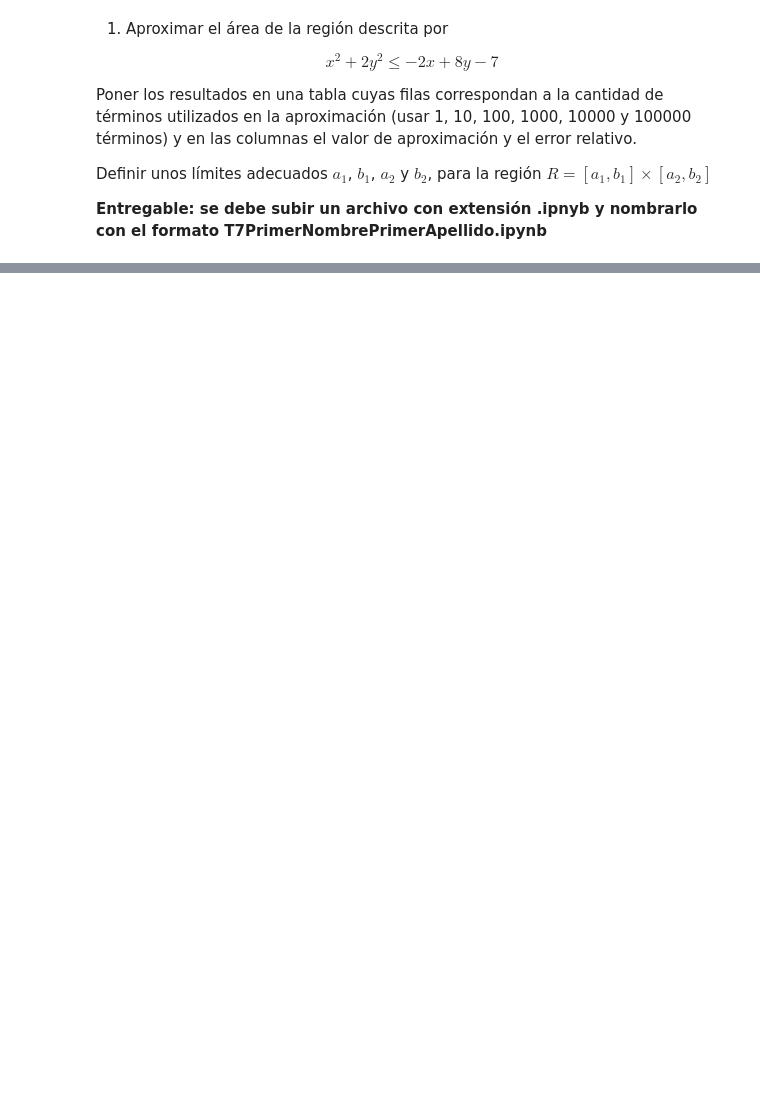
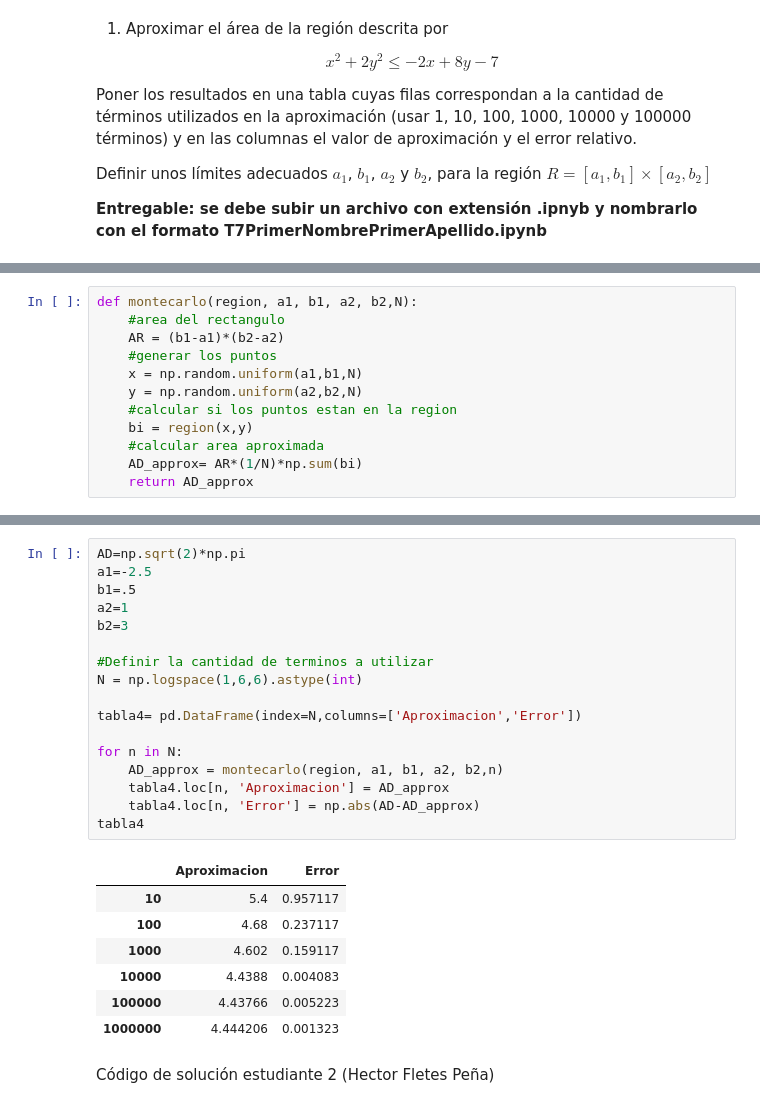
Before and after one commit to Emiliano20hdezc/Tarea_6_Repositorio, a Jupyter notebook: T7HectorFletes_EmilianoHernandez.ipynb, the cells around one changed output, grey strips where cells are left out. Drawn from its saved outputs; the diff is of its cells as text; blank space fills up the shorter version.

```diff
--- a/T7HectorFletes_EmilianoHernandez.ipynb
+++ b/T7HectorFletes_EmilianoHernandez.ipynb
@@ -30,0 +33,12 @@ Código de solución estudiante 2
+# %%
+def montecarlo(region, a1, b1, a2, b2,N):
+    #area del rectangulo
+    AR = (b1-a1)*(b2-a2)
+    #generar los puntos
+    x = np.random.uniform(a1,b1,N)
+    y = np.random.uniform(a2,b2,N)
+    #calcular si los puntos estan en la region
+    bi = region(x,y)
+    #calcular area aproximada
+    AD_approx= AR*(1/N)*np.sum(bi)
+    return AD_approx
@@ -30,0 +60,27 @@ Código de solución estudiante 2
+# %%
+AD=np.sqrt(2)*np.pi
+a1=-2.5
+b1=.5
+a2=1
+b2=3
+
+#Definir la cantidad de terminos a utilizar
+N = np.logspace(1,6,6).astype(int)
+
+tabla4= pd.DataFrame(index=N,columns=['Aproximacion','Error'])
+
+for n in N:
+    AD_approx = montecarlo(region, a1, b1, a2, b2,n)
+    tabla4.loc[n, 'Aproximacion'] = AD_approx
+    tabla4.loc[n, 'Error'] = np.abs(AD-AD_approx)
+tabla4
+# %% [output]
+|  | Aproximacion | Error |
+| 10 | 5.4 | 0.957117 |
+| 100 | 4.68 | 0.237117 |
+| 1000 | 4.602 | 0.159117 |
+| 10000 | 4.4388 | 0.004083 |
+| 100000 | 4.43766 | 0.005223 |
+| 1000000 | 4.444206 | 0.001323 |
+# %% [markdown]
+Código de solución estudiante 2 (Hector Fletes Peña)
```
Also changed, not shown: parts of 6 cells of this notebook, 1 other file.
